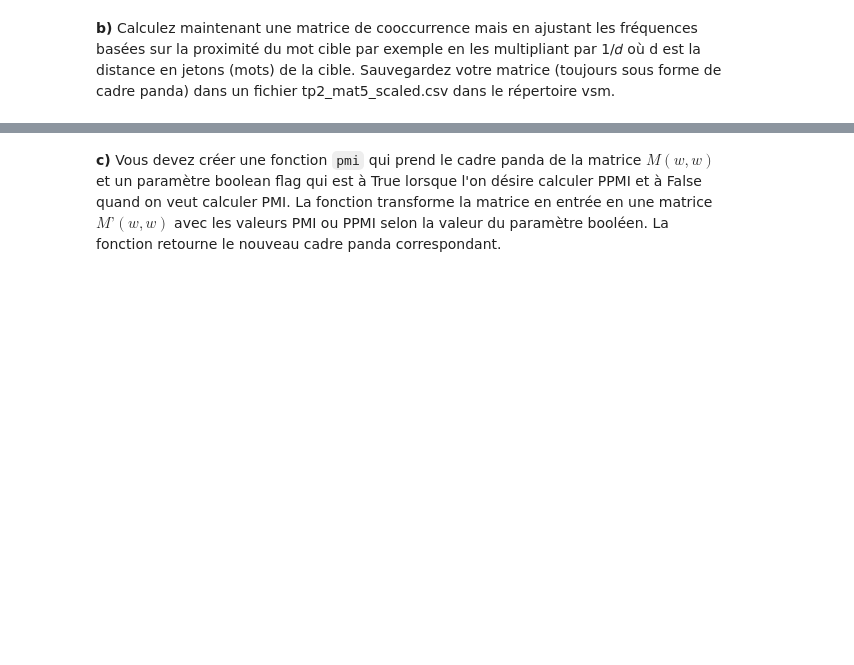
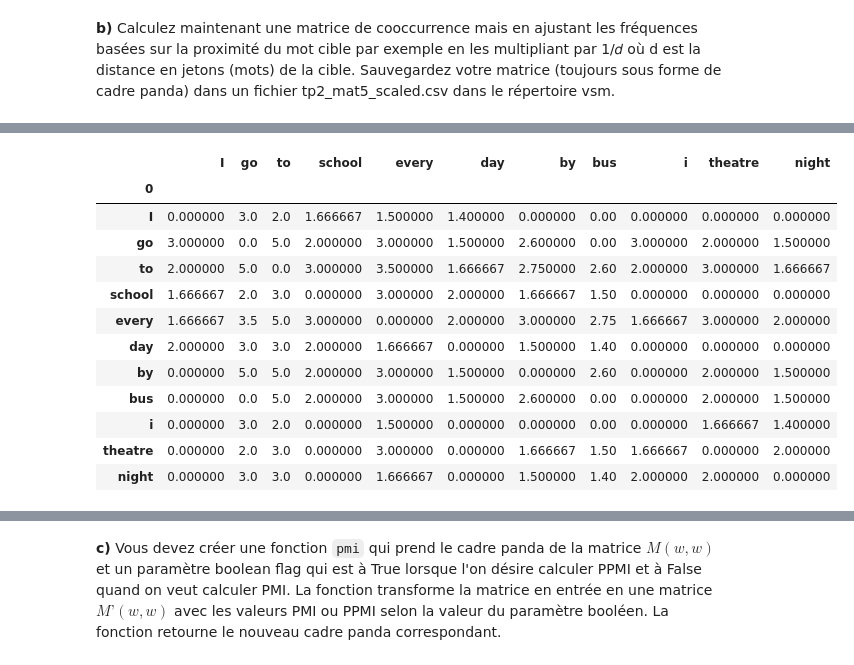
Before and after one commit to luukim/INF8460, a Jupyter notebook: TP2/inf8460_tp2_A20.ipynb, the cells around one changed output, grey strips where cells are left out. Cells and saved outputs as stored; diff of their text form; code cells hidden in the pictures; blank space fills up the shorter version.

```diff
--- a/TP2/inf8460_tp2_A20.ipynb
+++ b/TP2/inf8460_tp2_A20.ipynb
@@ -200,6 +200,7 @@ Co-occurence("every", fenetre=2) = [ (to, 2), (by, 2), (school, 1), (day, 1), (t
 # %%
 import re
 corpus = [ "I go to school every day by bus", "i go to theatre every night by bus"]
+corpus1 = [["I","go","to","school","every","day","by","bus"], ["i","go","to","theatre","every","night","by","bus"]]
 # %%
 def buildMatrix(trainingSet) :
     dict_ = {}
@@ -326,10 +288,2 @@ build_matrix(corpus)
 # %% [markdown]
 **b)** Calculez maintenant une matrice de cooccurrence mais en ajustant les fréquences basées sur la proximité du mot cible par exemple en les multipliant par 1/𝑑 où d est la distance en jetons (mots) de la cible. Sauvegardez votre matrice (toujours sous forme de cadre panda) dans un fichier tp2_mat5_scaled.csv dans le répertoire vsm.
-# %%
-def distance(words, specificWord):
-    distance = []
-    for word in words:
-        if word != specificWord:
-            distanceOfEachWord = (word, 1/abs(words.index(specificWord) - words.index(word)))
-            distance.append(distanceOfEachWord)
-    return distance
@@ -356,0 +290,61 @@ def OccurenceAndDistanceOfProxWord(vector):
+# %%
+def build_distance_matrix(trainingSet) :
+    dict_ = {}
+    words = []
+
+    for tokens in trainingSet :
+        for token in tokens :
+            if token not in dict_ :
+                dict_[token] = {}
+            words.append(token)
+
+        for i in range(len(tokens)) :
+            frame = [i-5, i-4, i-3, i-2, i-1, i+1, i+2, i+3, i+4, i+5]
+            distance = [5, 4, 3, 2, 1, 1, 2, 3, 4, 5]
+            tempFrame = frame.copy()
+            tempDistance = distance.copy()
+            for j in range(len(frame)) :
+                if frame[j] < 0 or frame[j] > len(tokens)-1 :
+                    tempFrame.remove(frame[j])
+                    tempDistance.remove(distance[j])
+            frame = tempFrame
+            distance = tempDistance
+
+            neighbouring_tokens_dict = dict_[tokens[i]]
+            for k,index in enumerate(frame):
+                if tokens[i] == tokens[index]:
+                    continue
+                if tokens[index] not in neighbouring_tokens_dict :
+                    neighbouring_tokens_dict[tokens[index]] = 0 + 1/distance[k]
+                neighbouring_tokens_dict[tokens[index]] += 1 + 1/distance[k]
+
+    c = Counter(words)
+    words_to_display = c.most_common(5000)
+
+    w = []
+    for word in words_to_display :
+        w.append(word[0])
+
+    d = dict_.copy()
+
+    for key in dict_ :
+        if key not in w :
+            d.pop(key)
+
+    vector = [(k, v) for k, v in d.items()]
+
+    df1 = pd.DataFrame(vector)
+    df2 = pd.json_normalize(df1[1])
+
+    df2 = df2[df1[0]].fillna(0).set_index(df1[0])
+
+    return df2
+
+import time
+
+start = time.time()
+result = build_distance_matrix(corpus1)
+end = time.time()
+print(end - start)
+result
+# %% [output]
@@ -357 +352,14 @@ def OccurenceAndDistanceOfProxWord(vector):
+|  | I | go | to | school | every | day | by | bus | i | theatre | night |
+| 0 |  |  |  |  |  |  |  |  |  |  |  |
+| I | 0.000000 | 3.0 | 2.0 | 1.666667 | 1.500000 | 1.400000 | 0.000000 | 0.00 | 0.000000 | 0.000000 | 0.000000 |
+| go | 3.000000 | 0.0 | 5.0 | 2.000000 | 3.000000 | 1.500000 | 2.600000 | 0.00 | 3.000000 | 2.000000 | 1.500000 |
+| to | 2.000000 | 5.0 | 0.0 | 3.000000 | 3.500000 | 1.666667 | 2.750000 | 2.60 | 2.000000 | 3.000000 | 1.666667 |
+| school | 1.666667 | 2.0 | 3.0 | 0.000000 | 3.000000 | 2.000000 | 1.666667 | 1.50 | 0.000000 | 0.000000 | 0.000000 |
+| every | 1.666667 | 3.5 | 5.0 | 3.000000 | 0.000000 | 2.000000 | 3.000000 | 2.75 | 1.666667 | 3.000000 | 2.000000 |
+| day | 2.000000 | 3.0 | 3.0 | 2.000000 | 1.666667 | 0.000000 | 1.500000 | 1.40 | 0.000000 | 0.000000 | 0.000000 |
+| by | 0.000000 | 5.0 | 5.0 | 2.000000 | 3.000000 | 1.500000 | 0.000000 | 2.60 | 0.000000 | 2.000000 | 1.500000 |
+| bus | 0.000000 | 0.0 | 5.0 | 2.000000 | 3.000000 | 1.500000 | 2.600000 | 0.00 | 0.000000 | 2.000000 | 1.500000 |
+| i | 0.000000 | 3.0 | 2.0 | 0.000000 | 1.500000 | 0.000000 | 0.000000 | 0.00 | 0.000000 | 1.666667 | 1.400000 |
+| theatre | 0.000000 | 2.0 | 3.0 | 0.000000 | 3.000000 | 0.000000 | 1.666667 | 1.50 | 1.666667 | 0.000000 | 2.000000 |
+| night | 0.000000 | 3.0 | 3.0 | 0.000000 | 1.666667 | 0.000000 | 1.500000 | 1.40 | 2.000000 | 2.000000 | 0.000000 |
 # %%
```
Also changed, not shown: parts of 10 cells of this notebook.
